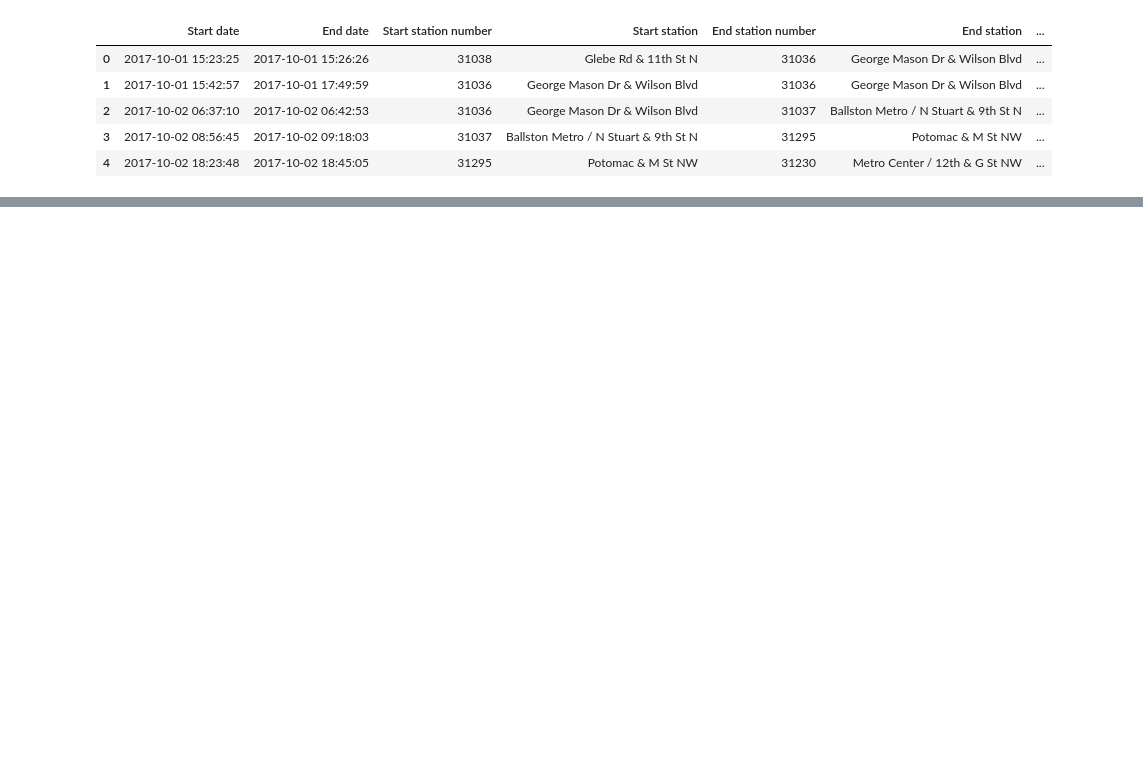
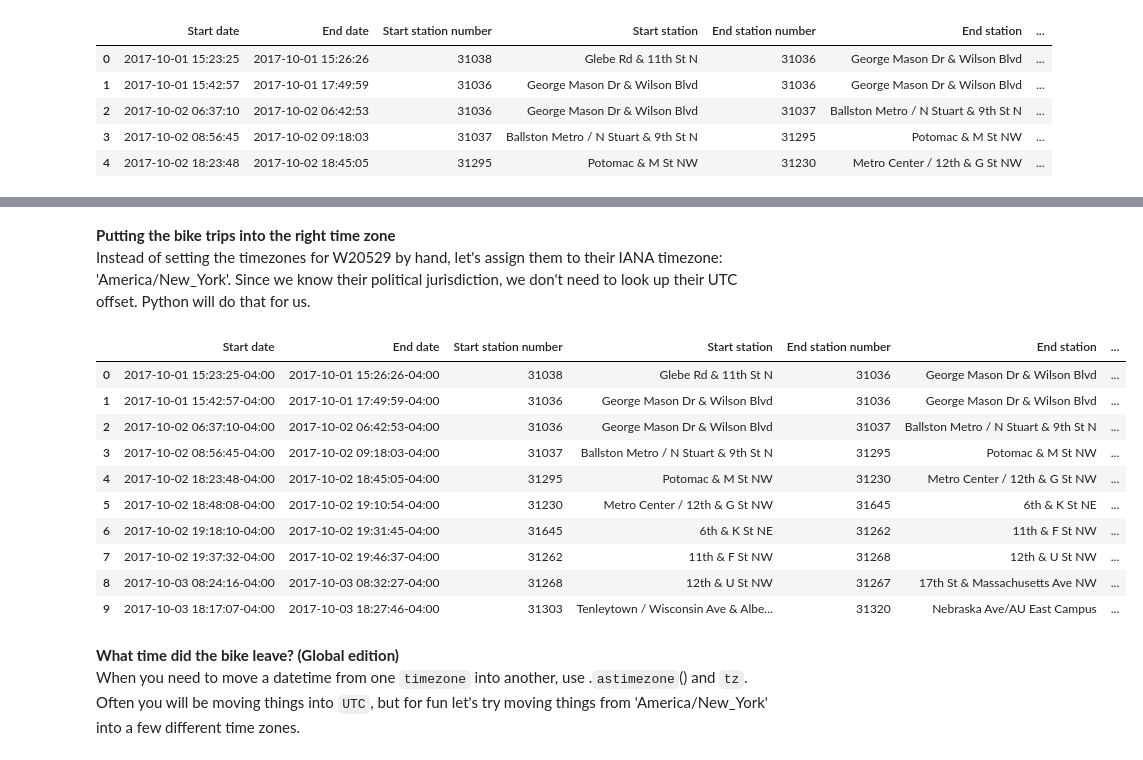
Before and after one commit to Rohanrathod7/my-ds-labs, a Jupyter notebook: 22_Working_with_Dates_and_Times_in_Python/03_Time_Zones_and_Daylight_Saving.ipynb, the cells around one changed output, grey strips where cells are left out. Saved outputs shown, nothing was run; the diff lists cells and outputs as text; code cells hidden in the pictures; blank space fills up the shorter version.

```diff
--- a/22_Working_with_Dates_and_Times_in_Python/03_Time_Zones_and_Daylight_Saving.ipynb
+++ b/22_Working_with_Dates_and_Times_in_Python/03_Time_Zones_and_Daylight_Saving.ipynb
@@ -234,0 +82,14 @@ print("The longest trip was " + str(longest_trip) + " seconds")
+# %%
+# Create a timezone object corresponding to UTC-4
+edt = timezone(timedelta(hours=-4))
+
+# Loop over trips, updating the start and end datetimes to be in UTC-4
+for trip in onebike_datetimes[:10]:
+  # Update trip['start'] and trip['end']
+  trip['start'] = trip['start'].replace(tzinfo=edt)
+  trip['end'] = trip['end'].replace(tzinfo=edt)
+
+# Did you know that despite being over 2,500 miles (4,200 km) wide (about as
+# wide as the continential United States or the European Union) China has only
+# one official timezone? There's a second, unofficial timezone, too. It is used
+# by much of the Uyghurs population in the Xinjiang province in the far west of China.
@@ -234,0 +138,39 @@ print("The longest trip was " + str(longest_trip) + " seconds")
+# %% [markdown]
+**Putting the bike trips into the right time zone**
+Instead of setting the timezones for W20529 by hand, let's assign them to their IANA timezone: 'America/New_York'. Since we know their political jurisdiction, we don't need to look up their UTC offset. Python will do that for us.
+# %%
+# Import tz
+from dateutil import tz
+import pandas as pd
+
+# Create a timezone object for Eastern Time
+et = tz.gettz('America/New_York')
+
+# Loop over trips, updating the datetimes to be in Eastern Time
+for index, trip in onebike_datetimes[:10].iterrows():
+  # Update trip['Start date'] and trip['End date']
+  onebike_datetimes.loc[index, 'Start date'] = pd.to_datetime(trip['Start date']).replace(tzinfo=et)
+  onebike_datetimes.loc[index, 'End date'] = pd.to_datetime(trip['End date']).replace(tzinfo=et)
+
+# Print the updated DataFrame (optional, for verification)
+display(onebike_datetimes.head(10))
+
+# Time zone rules actually change quite frequently. IANA time zone data gets
+# updated every 3-4 months, as different jurisdictions make changes to their
+# laws about time or as more historical information about timezones are uncovered.
+# tz is smart enough to use the date in your datetime to determine which rules to use historically.
+# %% [output]
+|  | Start date | End date | Start station number | Start station | End station number | End station | ... |
+| 0 | 2017-10-01 15:23:25-04:00 | 2017-10-01 15:26:26-04:00 | 31038 | Glebe Rd & 11th St N | 31036 | George Mason Dr & Wilson Blvd | ... |
+| 1 | 2017-10-01 15:42:57-04:00 | 2017-10-01 17:49:59-04:00 | 31036 | George Mason Dr & Wilson Blvd | 31036 | George Mason Dr & Wilson Blvd | ... |
+| 2 | 2017-10-02 06:37:10-04:00 | 2017-10-02 06:42:53-04:00 | 31036 | George Mason Dr & Wilson Blvd | 31037 | Ballston Metro / N Stuart & 9th St N | ... |
+| 3 | 2017-10-02 08:56:45-04:00 | 2017-10-02 09:18:03-04:00 | 31037 | Ballston Metro / N Stuart & 9th St N | 31295 | Potomac & M St NW | ... |
+| 4 | 2017-10-02 18:23:48-04:00 | 2017-10-02 18:45:05-04:00 | 31295 | Potomac & M St NW | 31230 | Metro Center / 12th & G St NW | ... |
+| 5 | 2017-10-02 18:48:08-04:00 | 2017-10-02 19:10:54-04:00 | 31230 | Metro Center / 12th & G St NW | 31645 | 6th & K St NE | ... |
+| 6 | 2017-10-02 19:18:10-04:00 | 2017-10-02 19:31:45-04:00 | 31645 | 6th & K St NE | 31262 | 11th & F St NW | ... |
+| 7 | 2017-10-02 19:37:32-04:00 | 2017-10-02 19:46:37-04:00 | 31262 | 11th & F St NW | 31268 | 12th & U St NW | ... |
+| 8 | 2017-10-03 08:24:16-04:00 | 2017-10-03 08:32:27-04:00 | 31268 | 12th & U St NW | 31267 | 17th St & Massachusetts Ave NW | ... |
+| 9 | 2017-10-03 18:17:07-04:00 | 2017-10-03 18:27:46-04:00 | 31303 | Tenleytown / Wisconsin Ave & Albe... | 31320 | Nebraska Ave/AU East Campus | ... |
+# %% [markdown]
+**What time did the bike leave? (Global edition)**
+When you need to move a datetime from one `timezone` into another, use .`astimezone`() and `tz`. Often you will be moving things into `UTC`, but for fun let's try moving things from 'America/New_York' into a few different time zones.
```
Also changed, not shown: parts of 37 cells of this notebook.
